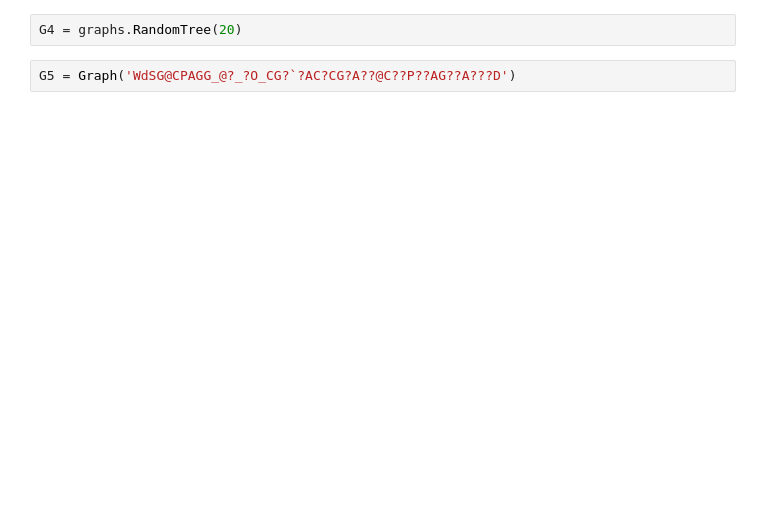
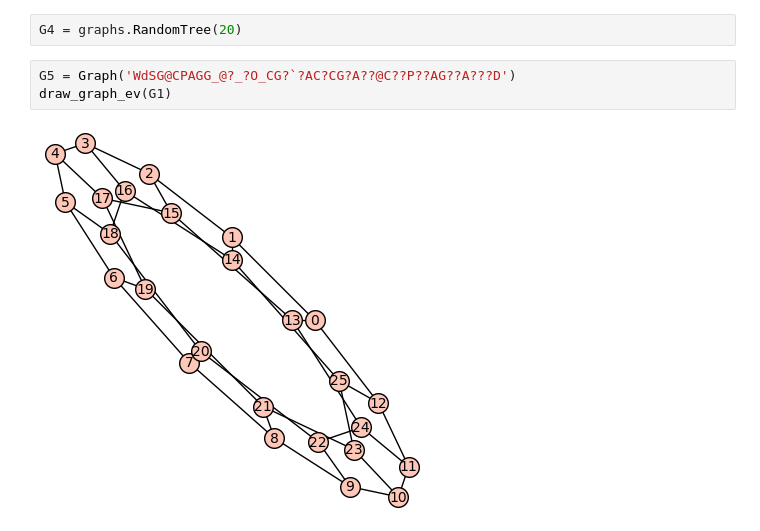
Before and after one commit to RootRooster/discrete-math-labs, a Jupyter notebook: pubilc/Lab_06_2025.ipynb, the cells around one changed output. Drawn from its saved outputs; the diff is of its cells as text; blank space fills up the shorter version.

```diff
--- a/pubilc/Lab_06_2025.ipynb
+++ b/pubilc/Lab_06_2025.ipynb
@@ -331,5 +360,8 @@ G3 = Graph('ShCHGD@?K?_@?@?C_GGG@??cG?G?GK_?C')
 G4 = graphs.RandomTree(20)
 # %%
 G5 = Graph('WdSG@CPAGG_@?_?O_CG?`?AC?CG?A??@C??P??AG??A???D')
+draw_graph_ev(G1)
+# %% [output]
+[figure, added]
 # %%
 G6 = Graph('KrDs{[@|y|cX')
```
Also changed, not shown: parts of 8 cells of this notebook.
